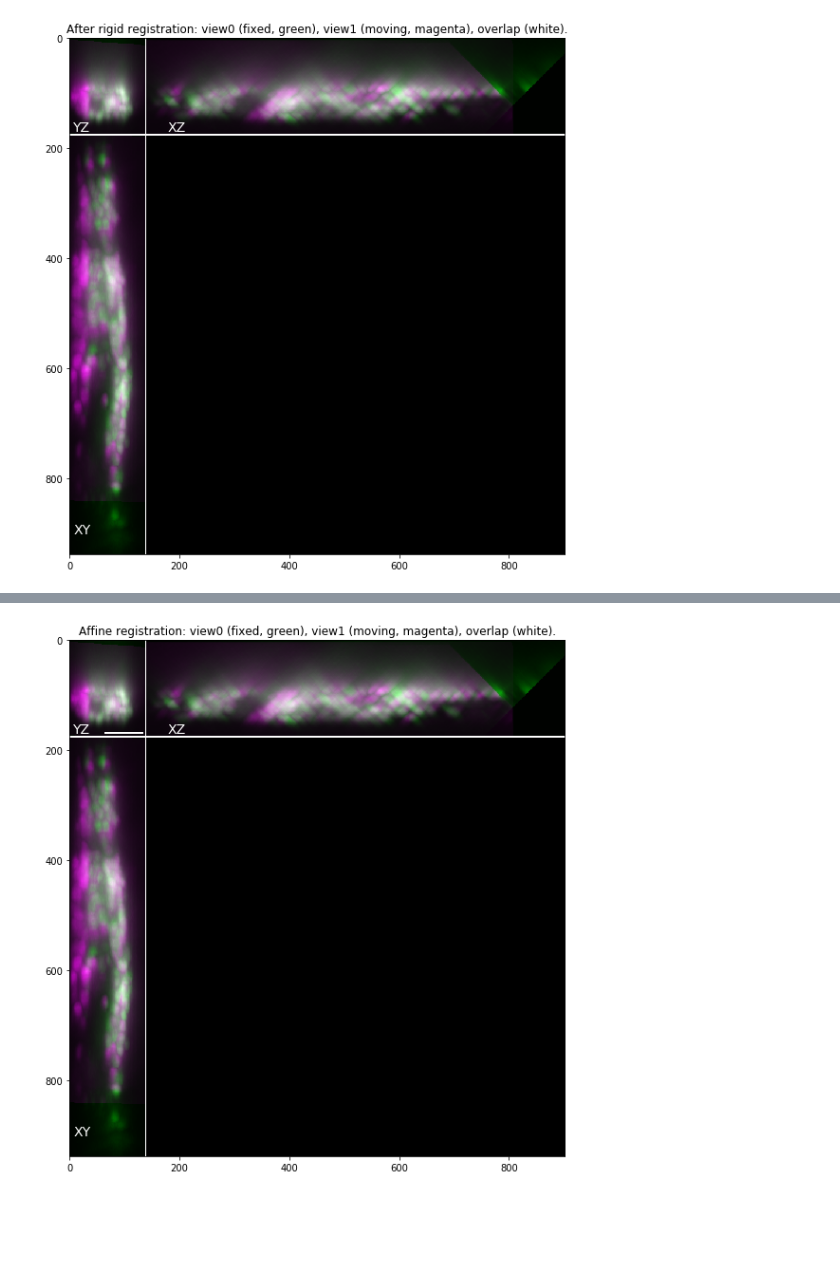
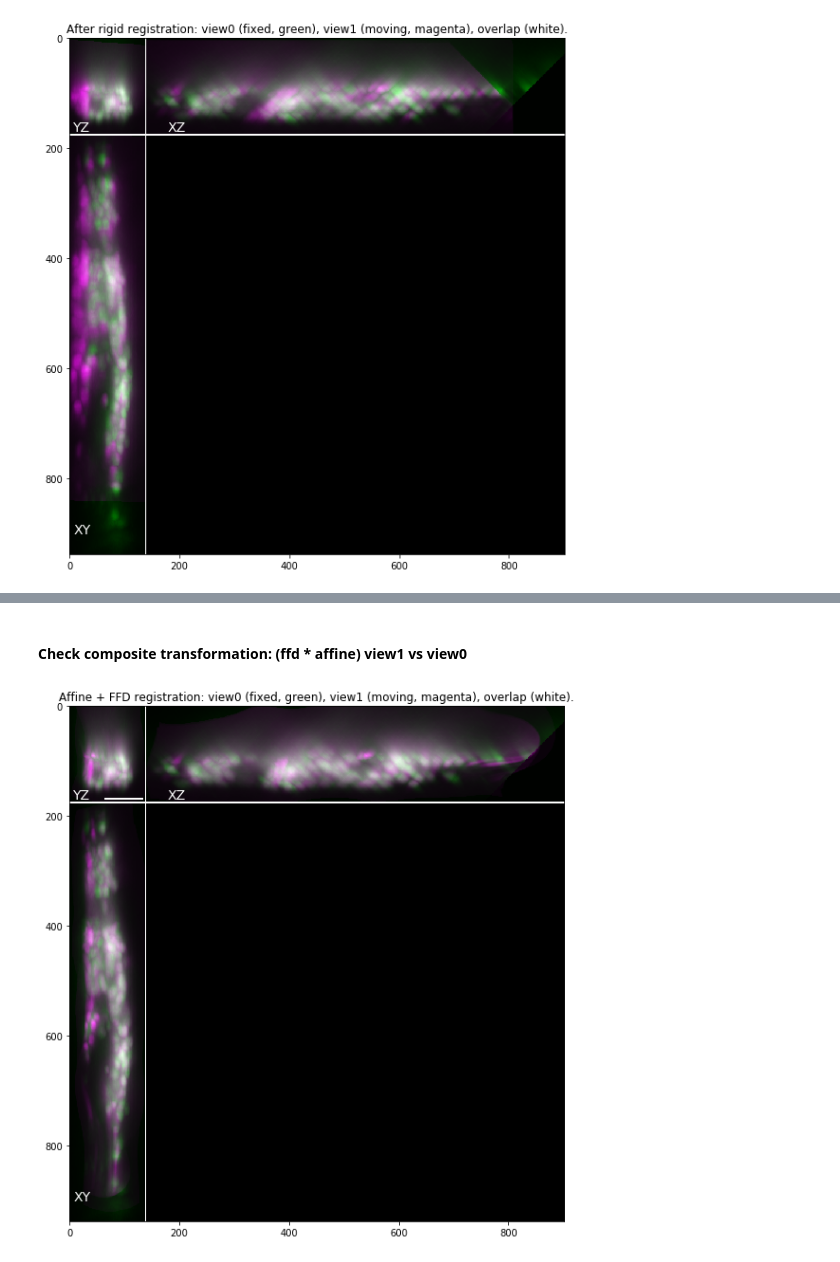
Before and after one commit to nvladimus/ITK_sandbox, a Jupyter notebook: wormhead_registration_nonrigid(2019-03-05).ipynb, the cells around one changed output, grey strips where cells are left out. Saved outputs shown, nothing was run; the diff lists cells and outputs as text; code cells hidden in the pictures; blank space fills up the shorter version.

Commit message:
accepted PR/1, affine registration started to work.

```diff
--- a/wormhead_registration_nonrigid(2019-03-05).ipynb
+++ b/wormhead_registration_nonrigid(2019-03-05).ipynb
@@ -59,0 +59,3 @@ Python notebooks with [examples](https://github.com/InsightSoftwareConsortium/Si
+# %%
+global_transform = sitk.CenteredTransformInitializer(fixed_image, moving_image, sitk.AffineTransform(3),
+                                                     sitk.CenteredTransformInitializerFilter.GEOMETRY)
@@ -94,0 +92,6 @@ Wall time: 2min 6s
+# %%
+view1_affine = sitk.Resample(view1, view0, global_transform, sitk.sitkLinear, 0.0, view0.GetPixelID())
+img_merge = util.merge_images_rgb(view0, view1_affine)
+
+fig = plt.figure(figsize=(10,10))
+util.show_mips(img_merge, "Affine registration: view0 (fixed, green), view1 (moving, magenta), overlap (white).", scalebar=10)
@@ -106,0 +129,29 @@ itk::simple::Transform
+# %%
+registration_method = sitk.ImageRegistrationMethod()
+# Determine the number of BSpline control points using the physical spacing we want for the control grid.
+grid_physical_spacing = [10.0, 10.0, 10.0] # A control point every 10 um
+image_physical_size = [size*spacing for size,spacing in zip(fixed_image.GetSize(), fixed_image.GetSpacing())]
+mesh_size = [int(image_size/grid_spacing + 0.5) \
+             for image_size,grid_spacing in zip(image_physical_size,grid_physical_spacing)]
+
+local_transform = sitk.BSplineTransformInitializer(image1 = fixed_image, transformDomainMeshSize = mesh_size, order=3)
+registration_method.SetInitialTransform(local_transform, inPlace = True)
+registration_method.SetMovingInitialTransform(global_transform)
+registration_method.SetMetricAsCorrelation()
+registration_method.SetMetricSamplingStrategy(registration_method.RANDOM)
+registration_method.SetMetricSamplingPercentage(0.01)
+registration_method.SetInterpolator(sitk.sitkLinear)
+
+registration_method.SetOptimizerAsLBFGSB(gradientConvergenceTolerance=1e-5, numberOfIterations=50)
+
+registration_method.AddCommand(sitk.sitkStartEvent, registration_callbacks.metric_start_plot)
+registration_method.AddCommand(sitk.sitkEndEvent, registration_callbacks.metric_end_plot)
+registration_method.AddCommand(sitk.sitkMultiResolutionIterationEvent,
+                              registration_callbacks.metric_update_multires_iterations)
+registration_method.AddCommand(sitk.sitkIterationEvent,
+                               lambda: registration_callbacks.metric_plot_values(registration_method))
+registration_method.Execute(fixed_image, moving_image)
+# Need to compose the transformations after registration.
+#final_transform = sitk.CompositeTransform([global_transform,local_transform]) #Works only in simpleITK 2.0
+print('Optimizer\'s stopping condition, {0}'.format(registration_method.GetOptimizerStopConditionDescription()))
+print('Final metric value: {0}'.format(registration_method.GetMetricValue()))
@@ -107,8 +162,10 @@ itk::simple::Transform
+# %% [markdown]
+#### Check composite transformation: (ffd * affine) view1 vs view0
 # %%
-view1_registered = sitk.Resample(view1, view0, final_transform_aff, sitk.sitkLinear, 0.0, view0.GetPixelID())
-img_merge = util.merge_images_rgb(view0, view1_registered)
+view1_affine_ffd = sitk.Resample(view1_affine, view0, local_transform, sitk.sitkLinear, 0.0, view0.GetPixelID())
+img_merge = util.merge_images_rgb(view0, view1_affine_ffd)
 
 fig = plt.figure(figsize=(10,10))
-util.show_mips(img_merge, "Affine registration: view0 (fixed, green), view1 (moving, magenta), overlap (white).", scalebar=10)
+util.show_mips(img_merge, "Affine + FFD registration: view0 (fixed, green), view1 (moving, magenta), overlap (white).", scalebar=10)
 # %% [output]
-[figure, old version]
+[figure, new version]
```
Also changed, not shown: parts of 28 cells of this notebook, 2 other files.
